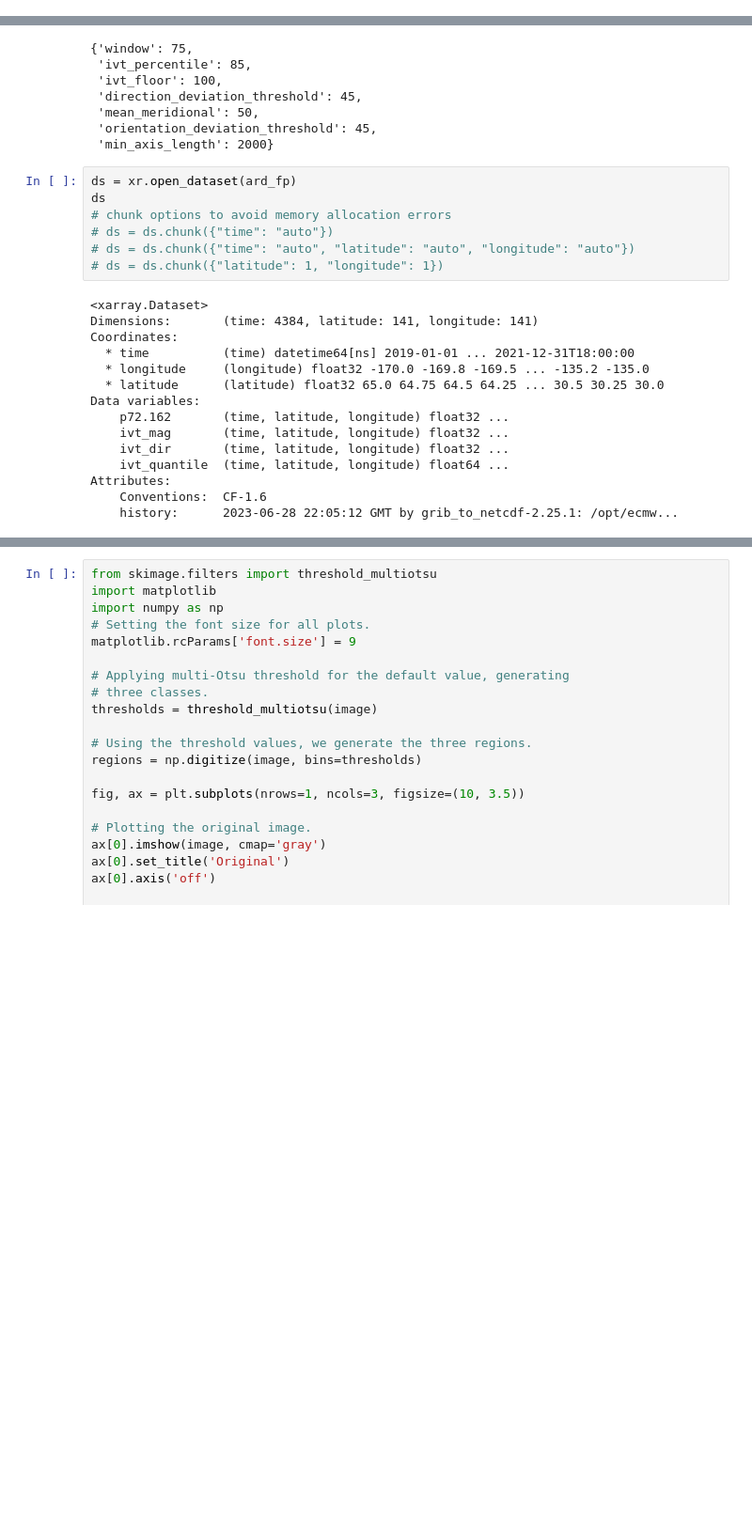
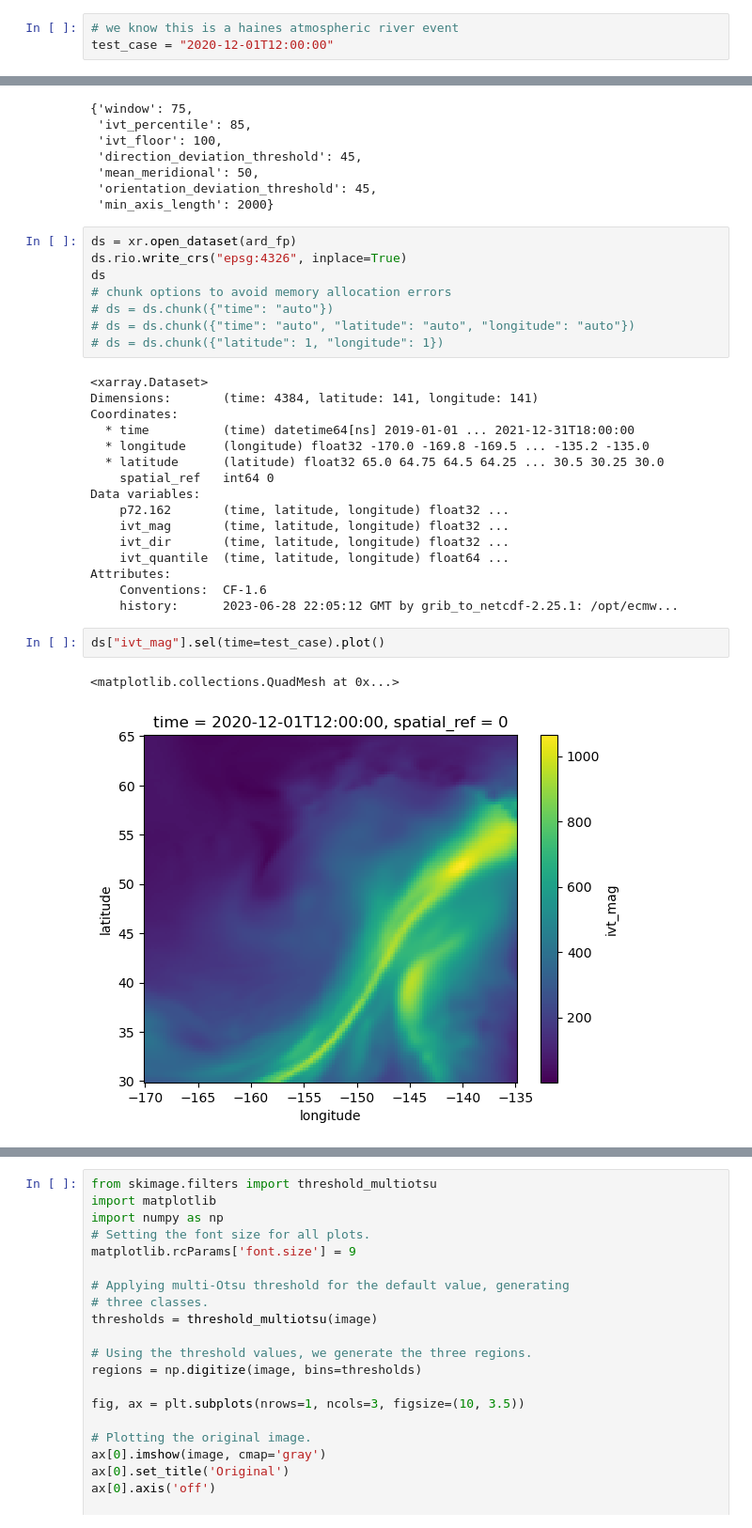
Before and after one commit to ua-snap/ar_avalanche, a Jupyter notebook: CP_AR_detection_testing.ipynb, the cells around one changed output, grey strips where cells are left out. Shown at 94% size. Saved outputs shown, nothing was run; the diff lists cells and outputs as text; blank space fills up the shorter version.

```diff
--- a/CP_AR_detection_testing.ipynb
+++ b/CP_AR_detection_testing.ipynb
@@ -23,6 +21,9 @@ from ar_detection import compute_intensity_mask, label_contiguous_mask_regions,
 # client = dd.Client()
 # Disable the spill-to-disk behavior?
 # dask.config.set({"temporary_directory": "/atlas_scratch/cparr4/atmospheric_rivers/"})
+# %%
+# we know this is a haines atmospheric river event
+test_case = "2020-12-01T12:00:00"
 # %%
 ar_params
 # %% [output]
@@ -35,6 +36,7 @@ ar_params
  'min_axis_length': 2000}
 # %%
 ds = xr.open_dataset(ard_fp)
+ds.rio.write_crs("epsg:4326", inplace=True)
 ds
 # chunk options to avoid memory allocation errors
 # ds = ds.chunk({"time": "auto"})
@@ -47,6 +49,7 @@ Coordinates:
   * time          (time) datetime64[ns] 2019-01-01 ... 2021-12-31T18:00:00
   * longitude     (longitude) float32 -170.0 -169.8 -169.5 ... -135.2 -135.0
   * latitude      (latitude) float32 65.0 64.75 64.5 64.25 ... 30.5 30.25 30.0
+    spatial_ref   int64 0
 Data variables:
     p72.162       (time, latitude, longitude) float32 ...
     ivt_mag       (time, latitude, longitude) float32 ...
@@ -55,3 +58,8 @@ Data variables:
 Attributes:
     Conventions:  CF-1.6
     history:      2023-06-28 22:05:12 GMT by grib_to_netcdf-2.25.1: /opt/ecmw...
+# %%
+ds["ivt_mag"].sel(time=test_case).plot()
+# %% [output]
+<matplotlib.collections.QuadMesh at 0x...>
+[figure, added]
```
Also changed, not shown: parts of 54 cells of this notebook, 2 other files.
